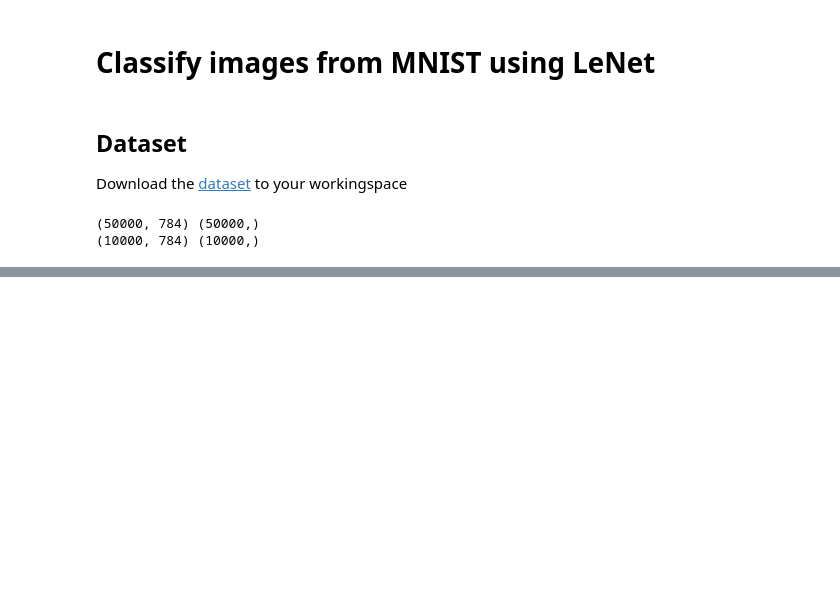
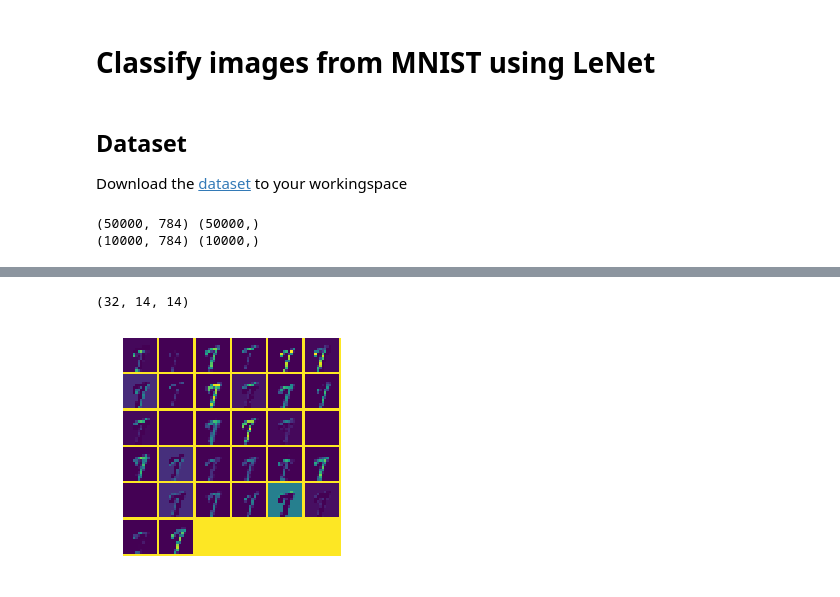
Before and after one commit to wangcan04/incubator-singa, a Jupyter notebook: doc/en/docs/notebook/cnn.ipynb, the cells around one changed output, grey strips where cells are left out. Cells and saved outputs as stored; diff of their text form; code cells hidden in the pictures; blank space fills up the shorter version.

```diff
--- a/doc/en/docs/notebook/cnn.ipynb
+++ b/doc/en/docs/notebook/cnn.ipynb
@@ -101,0 +157,12 @@ TypeError: Cannot cast array data from dtype('int64') to dtype('int32') accordin
+# %%
+np.random.shuffle(idx)
+ffnet.verbose=True
+for b in range(5):
+    print "\n\nEpoch %d" % b
+    x = train_x[idx[b * batch_size: (b + 1) * batch_size]]
+    y = train_y[idx[b * batch_size: (b + 1) * batch_size]]
+    tx.copy_from_numpy(x)
+    ty.copy_from_numpy(y)
+    grads, (l, a) = net.train(tx, ty)
+    for (s, p, g) in zip(net.param_names(), net.param_values(), grads):
+        opt.apply_with_lr(epoch, 0.01, g, p, str(s), b)
@@ -101,0 +187,36 @@ TypeError: Cannot cast array data from dtype('int64') to dtype('int32') accordin
+# %%
+def vis_square(data):
+    """Take an array of shape (n, height, width) or (n, height, width, 3)
+       and visualize each (height, width) thing in a grid of size approx. sqrt(n) by sqrt(n)"""
+
+    # normalize data for display
+    data = (data - data.min()) / (data.max() - data.min())
+
+    # force the number of filters to be square
+    n = int(np.ceil(np.sqrt(data.shape[0])))
+    padding = (((0, n ** 2 - data.shape[0]),
+               (0, 1), (0, 1))                 # add some space between filters
+               + ((0, 0),) * (data.ndim - 3))  # don't pad the last dimension (if there is one)
+    data = np.pad(data, padding, mode='constant', constant_values=1)  # pad with ones (white)
+
+    # tile the filters into an image
+    data = data.reshape((n, n) + data.shape[1:]).transpose((0, 2, 1, 3) + tuple(range(4, data.ndim + 1)))
+    data = data.reshape((n * data.shape[1], n * data.shape[3]) + data.shape[4:])
+
+    plt.imshow(data); plt.axis('off')
+# %%
+np.random.shuffle(idx)
+ffnet.verbose=False
+
+b=1
+x = train_x[idx[b * batch_size: (b + 1) * batch_size]]
+tx.copy_from_numpy(x)
+
+r = net.forward(False, tx, ['relu1', 'relu2'])
+# %% [output]
+(32, 14, 14)
+# %%
+r1 = tensor.to_numpy(r['relu1'])[0]
+vis_square(r1)
+# %% [output]
+[figure, added]
```
Also changed, not shown: parts of 20 cells of this notebook, 5 other files.
